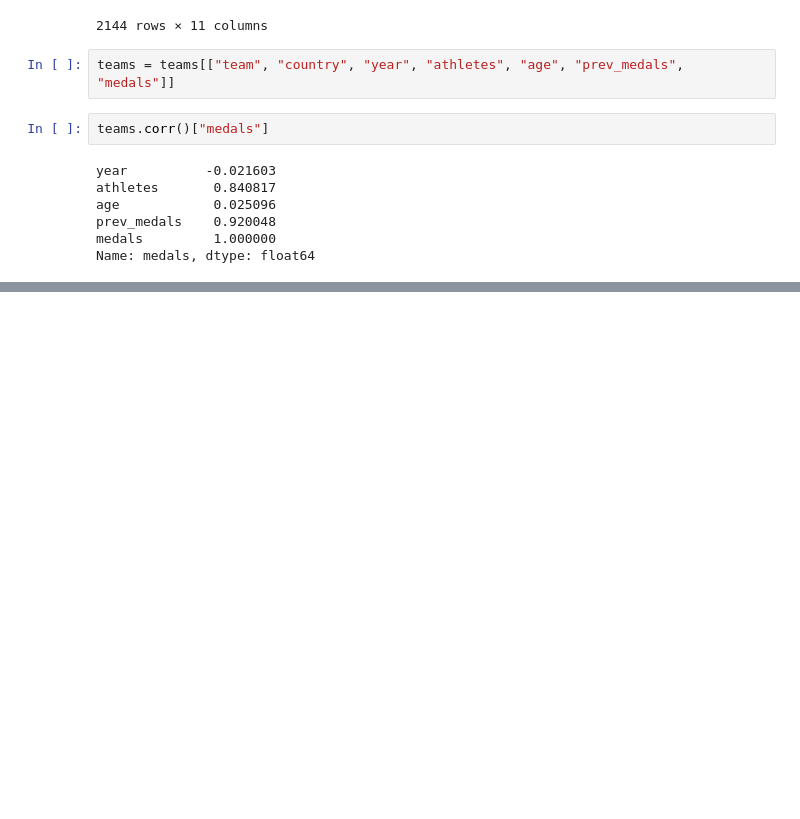
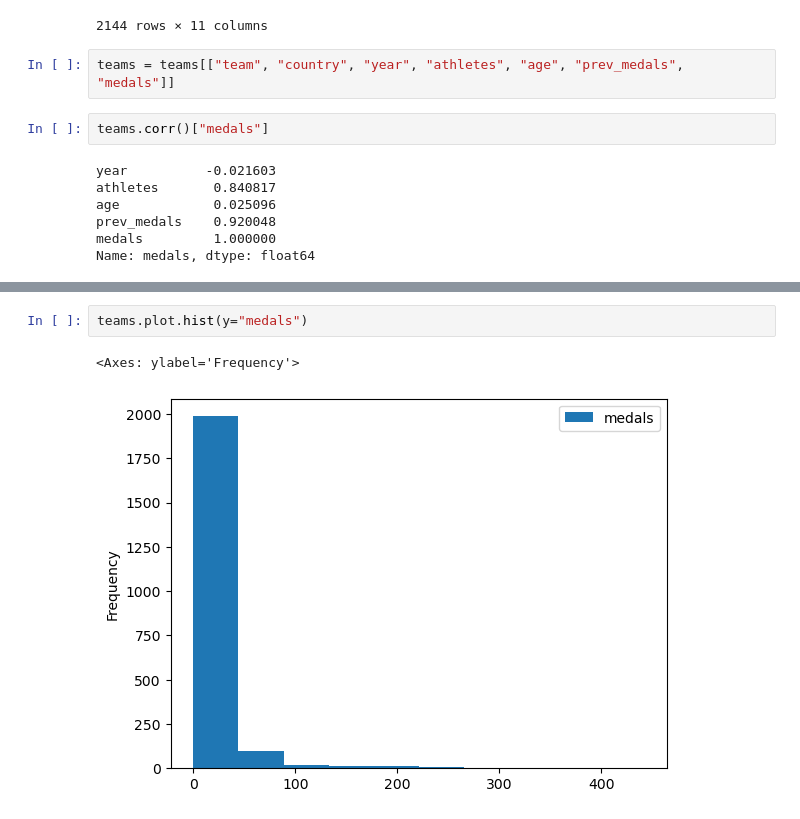
Before and after one commit to TuanTu237/machine_learning, a Jupyter notebook: machine_learning.ipynb, the cells around one changed output, grey strips where cells are left out. Saved outputs shown, nothing was run; the diff lists cells and outputs as text; blank space fills up the shorter version.

```diff
--- a/machine_learning.ipynb
+++ b/machine_learning.ipynb
@@ -32,0 +45,5 @@ Name: medals, dtype: float64
+# %%
+teams.plot.hist(y="medals")
+# %% [output]
+<Axes: ylabel='Frequency'>
+[figure, added]
```
Also changed, not shown: parts of 4 cells of this notebook.
